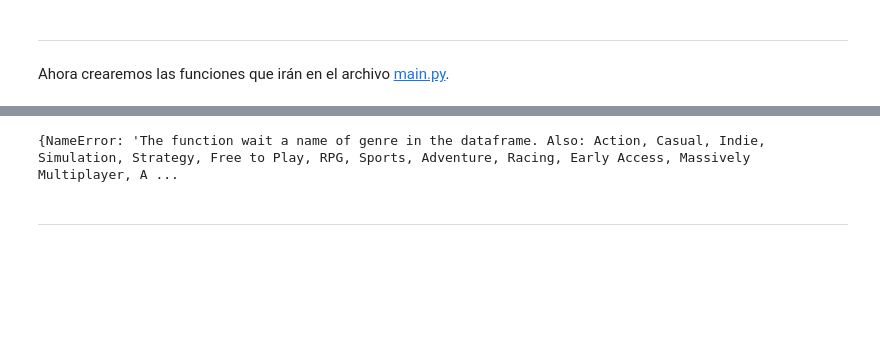
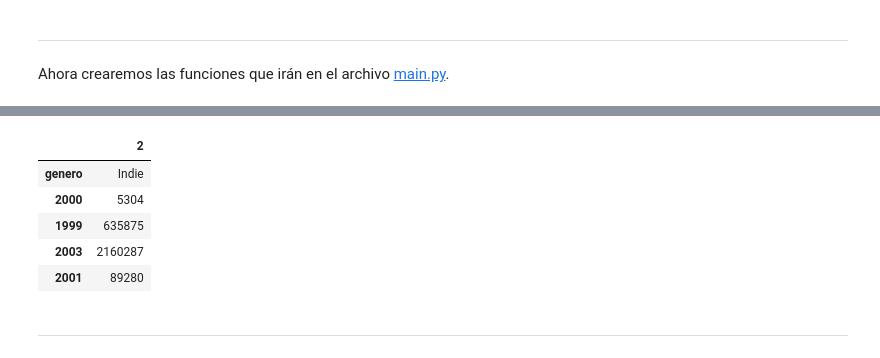
Before and after one commit to Mariagustin-Prg/Steam-MLOPS-4, a Jupyter notebook: test_functions.ipynb, the cells around one changed output, grey strips where cells are left out. Saved outputs shown, nothing was run; the diff lists cells and outputs as text; code cells hidden in the pictures; blank space fills up the shorter version.

Commit message:
final test-functions and ready to merge and deploy

```diff
--- a/test_functions.ipynb
+++ b/test_functions.ipynb
@@ -724 +738,11 @@ pd.DataFrame(dicc_sentiment).reset_index(names="Sentiment").to_csv("./data/data_
+# %%
+row = df_PlayTimeGenre[df_PlayTimeGenre['genero']=="Indie"].T
+row.head()
+# %% [output]
+|  | 2 |
+| genero | Indie |
+| 2000 | 5304 |
+| 1999 | 635875 |
+| 2003 | 2160287 |
+| 2001 | 89280 |
 # %%
@@ -745,4 +766,0 @@ def PlayTimeGenre(genero:str):
-# %%
-PlayTimeGenre('pe')
-# %% [output]
-{NameError: 'The function wait a name of genre in the dataframe. Also: Action, Casual, Indie, Simulation, Strategy, Free to Play, RPG, Sports, Adventure, Racing, Early Access, Massively Multiplayer, A ...
```
Also changed, not shown: parts of 10 cells of this notebook, 1 other file.
